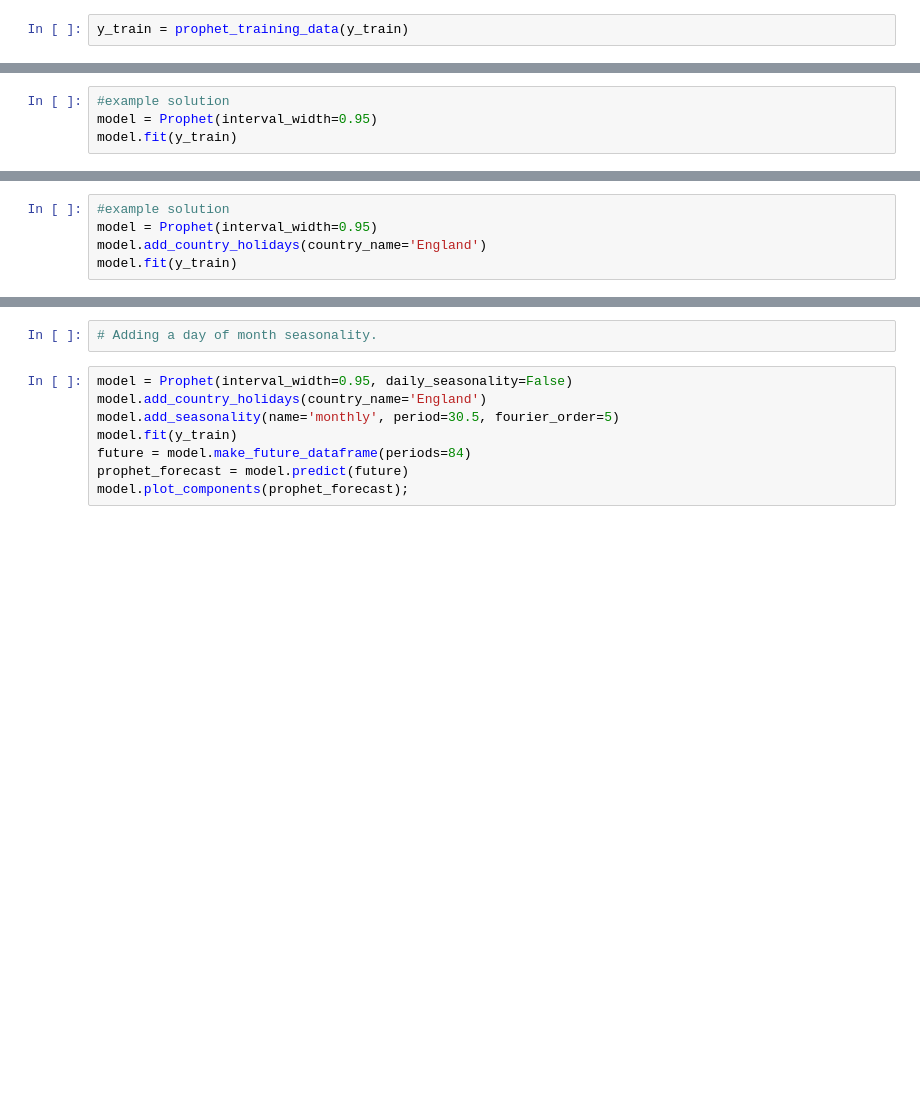
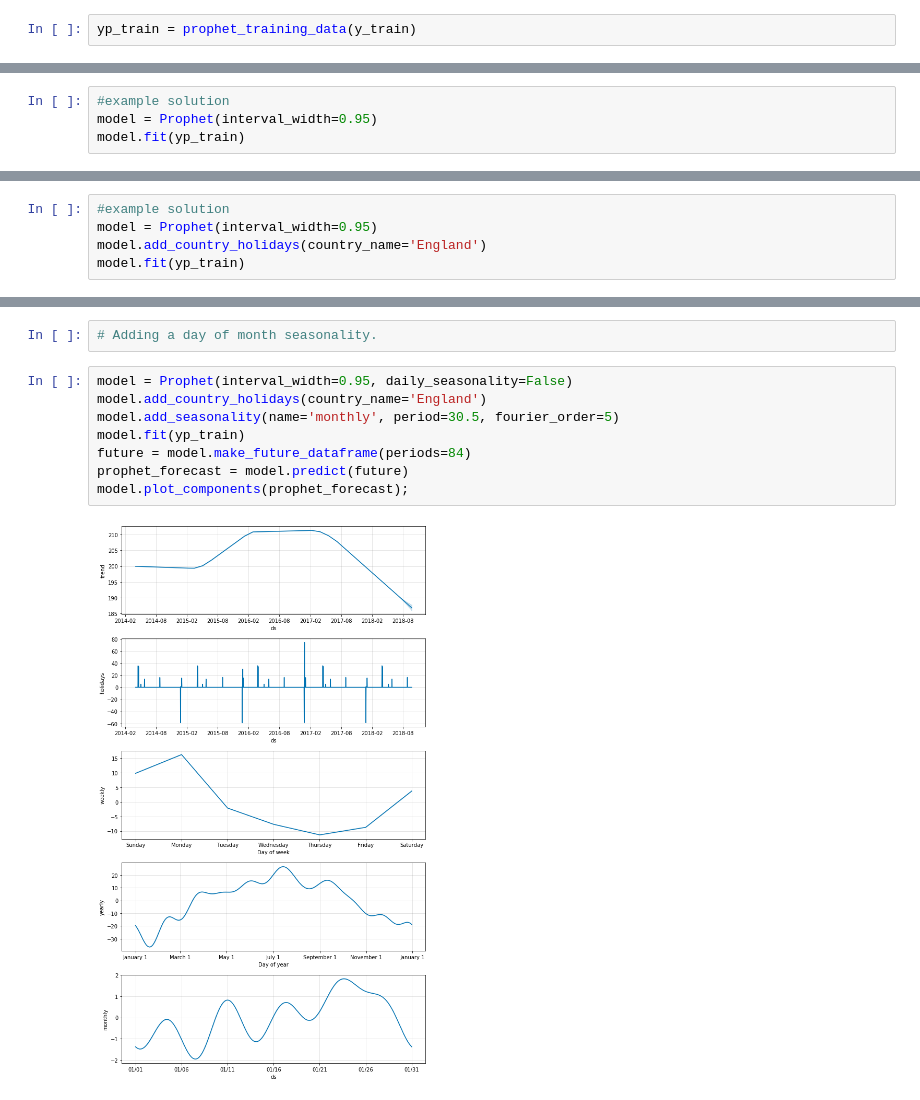
Before and after one commit to health-data-science-OR/forecasting, a Jupyter notebook: 03_prophet/prophet_exercises_SOLUTIONS.ipynb, the cells around one changed output, grey strips where cells are left out. Drawn from its saved outputs; the diff is of its cells as text; blank space fills up the shorter version.

```diff
--- a/03_prophet/prophet_exercises_SOLUTIONS.ipynb
+++ b/03_prophet/prophet_exercises_SOLUTIONS.ipynb
@@ -100,5 +117,5 @@ def prophet_training_data(y_train):
 
     return prophet_train
 # %%
-y_train = prophet_training_data(y_train)
+yp_train = prophet_training_data(y_train)
 # %%
@@ -133,4 +157,4 @@ model.fit(y_train)
 # %%
 #example solution
 model = Prophet(interval_width=0.95)
-model.fit(y_train)
+model.fit(yp_train)
@@ -253,4 +305,4 @@ plot_forecast_component(model, prophet_forecast, 'Christmas Day');
 #example solution
 model = Prophet(interval_width=0.95)
 model.add_country_holidays(country_name='England')
-model.fit(y_train)
+model.fit(yp_train)
@@ -275,9 +371,11 @@ plot_forecast_component(model, prophet_forecast, 'Good Friday');
 # %%
 model = Prophet(interval_width=0.95, daily_seasonality=False)
 model.add_country_holidays(country_name='England')
 model.add_seasonality(name='monthly', period=30.5, fourier_order=5)
-model.fit(y_train)
+model.fit(yp_train)
 future = model.make_future_dataframe(periods=84)
 prophet_forecast = model.predict(future)
 model.plot_components(prophet_forecast);
+# %% [output]
+[figure, added]
 # %% [markdown]
```
Also changed, not shown: parts of 33 cells of this notebook, 2 other files.
